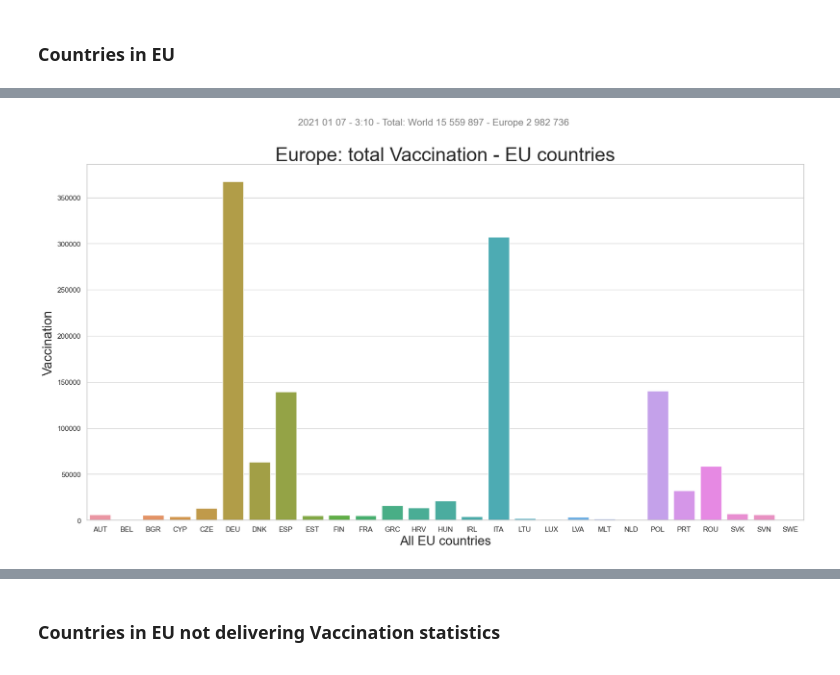
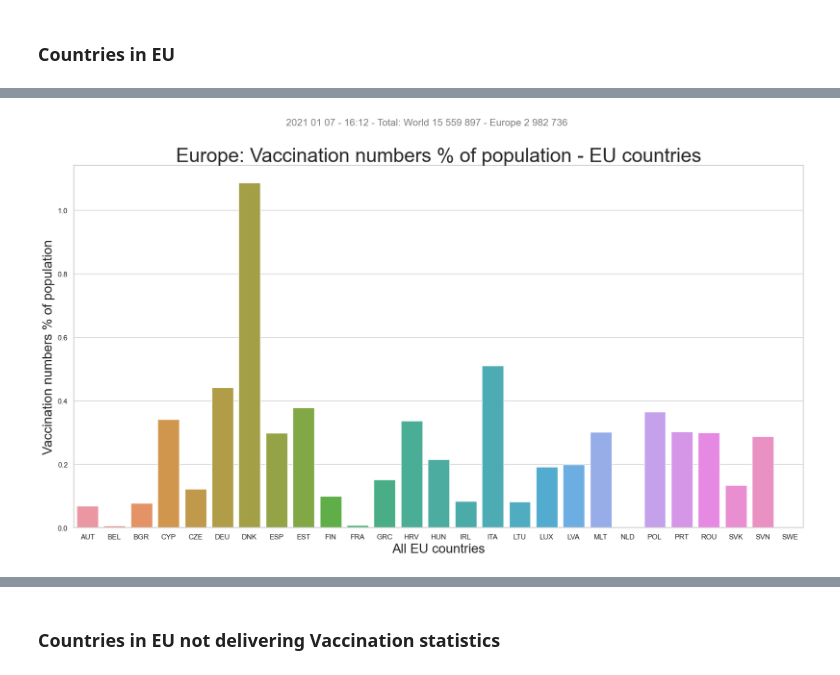
Before and after one commit to salgo60/CoronaVaccinationCheck, a Jupyter notebook: Check Corona Vaccination.ipynb, the cells around one changed output, grey strips where cells are left out. Cells and saved outputs as stored; diff of their text form; code cells hidden in the pictures.

```diff
--- a/Check Corona Vaccination.ipynb
+++ b/Check Corona Vaccination.ipynb
@@ -779,18 +803,19 @@ CountriesDataEuropeAll
 # %%
-CountriesDataEuropeEU = CountriesDataEuropeAll[CountriesDataEuropeAll["memberEU"] == "Member in EU"]
+plt.rcParams['figure.figsize'] = (20.0, 10.0)
 
-plt.rcParams['figure.figsize'] = (20.0, 10.0)
 sns.set(style="whitegrid", palette="rainbow")
-sns.barplot( x = "ISO3166_1",y = "total_vaccinations", data=CountriesDataEuropeEU). \
-            set_title("Europe: total Vaccination - EU countries", \
+sns.barplot( x = "ISO3166-1",y = "vaccinations_population_percent", data=CountriesDataEuropeEU). \
+            set_title("Europe: Vaccination numbers % of population - EU countries", \
                       fontsize=30)
-plt.ylabel("Vaccination",fontsize=20)
+style = dict(size=10, color='gray')
+
+plt.ylabel("Vaccination numbers % of population",fontsize=20)
 plt.xlabel("All EU countries",fontsize=20)
 plt.suptitle(start_time.strftime('%Y %m %d - %-H:%M - Total: World ' + worldtotal_vaccinations_str) +
              " - Europe " + europetotal_vaccinations_str
              ,fontsize=15,color = 'gray')
 
-plt.savefig("images/EU_VaccinationperCountry.png",bbox_inches="tight")
+plt.savefig("images/EU_PercentVaccinationperCountry.png",bbox_inches="tight")
 plt.show()
 # %% [output]
-[figure, old version]
+[figure, new version]
```
Also changed, not shown: parts of 19 cells of this notebook, 17 other files.
